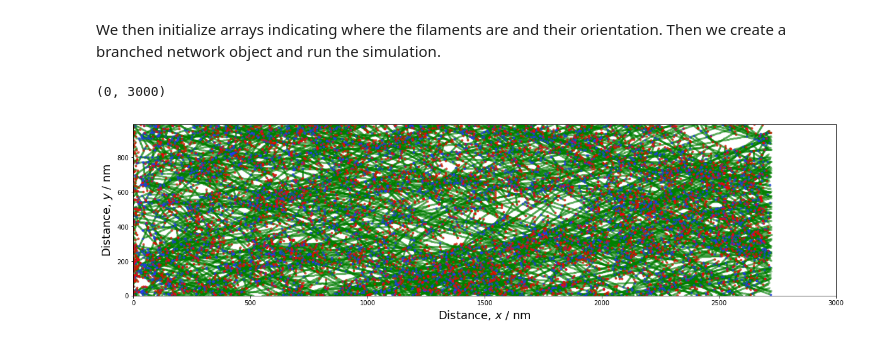
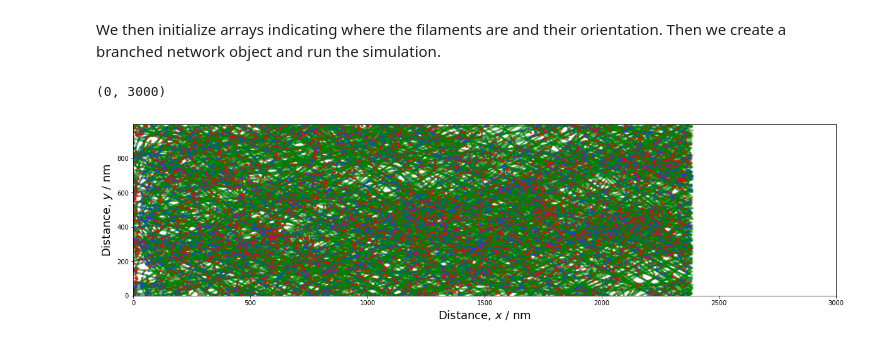
Before and after one commit to jiongyi/postdoc, a Jupyter notebook: branched-networks/sixt-branching-model.ipynb, the cells around one changed output. Cells and saved outputs as stored; diff of their text form; code cells hidden in the pictures.

```diff
--- a/branched-networks/sixt-branching-model.ipynb
+++ b/branched-networks/sixt-branching-model.ipynb
@@ -93,29 +93,29 @@ We then initialize arrays indicating where the filaments are and their orientati
 # %%
 # Sample from uniform distribution given N filaments.
 thetaDist = uniform(-pi, pi, size = N)
 xDist = uniform(low = 0.0, high = filRange, size = N)
 yDist = uniform(low = 0.0, high = dw / 2.0, size = N)
 
 xInit = array([[x, y] for x, y in zip(xDist, yDist)])
 dxInit = array([[dN * sin(theta), dN * cos(theta)] for theta in thetaDist])
 
 # Initialize object.
 n = network(rLambda, rBeta, rKappa, xSeed = xInit, dxSeed = dxInit, branchSigma = 15.0 * pi / 180, forceDirection= True, recordHistory = True)
-n.exportData(dt, ds, n.tElapsed + T, Fext = 1.0e-1)
+n.exportData(dt, ds, n.tElapsed + T, Fext = 2.0e-1)
 
 # Plot network.
 xFil = n.getPositions(n.Monomers)
 xBranch = n.getPositions(n.Branches)
 xCap = n.getPositions(n.Caps)
 figure(figsize=(20,5))
 plot(xFil.T[1], xFil.T[0], 'g', marker = ".", linewidth = 0, ms = 5, alpha = 0.2)
 if len(xBranch) != 0:
     plot(xBranch.T[1], xBranch.T[0], '#2737ff', marker = ".", linewidth = 0, ms = 6, alpha = 0.5)
 if len(xCap) != 0:
     plot(xCap.T[1], xCap.T[0], '#ff0000', marker = ".", linewidth = 0, ms = 6, alpha = 0.5)
 xlabel(r"Distance, $x$ / nm", fontsize = 18)
 ylabel(r"Distance, $y$ / nm", fontsize = 18)
 ylim(0, n.xBoundary); xlim(0, 3000)
 # %% [output]
 (0, 3000)
-[figure, old version]
+[figure, new version]
```
Also changed, not shown: 4 other files.
